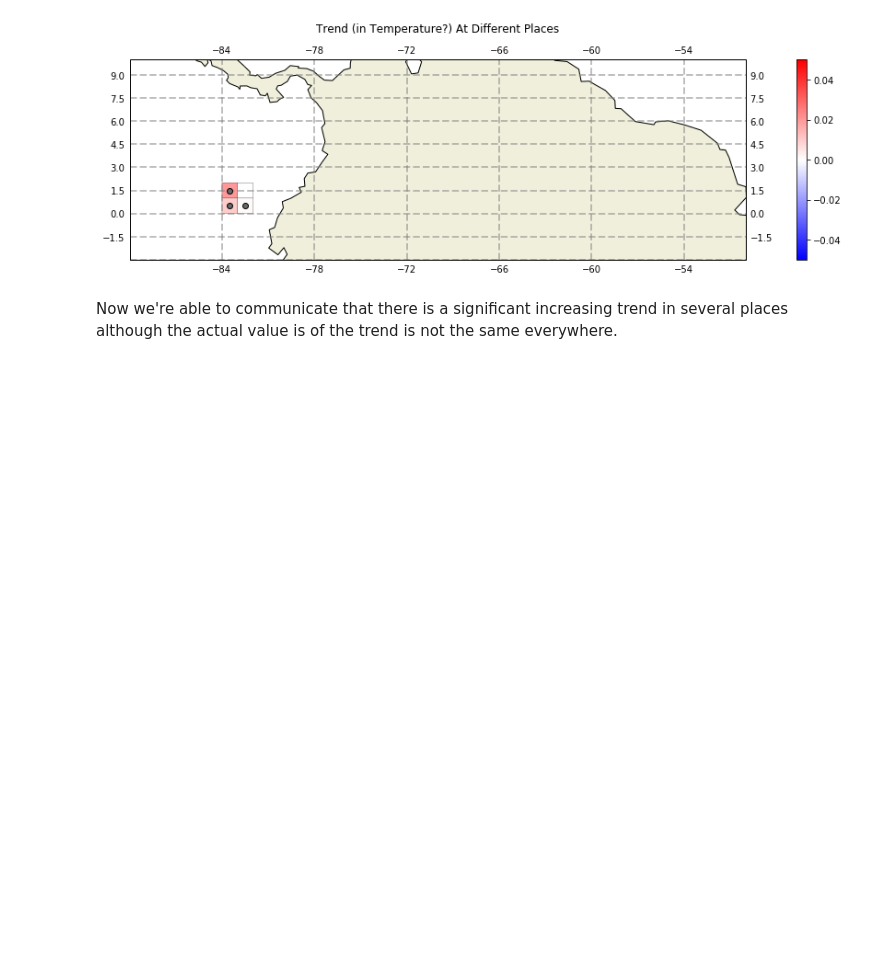
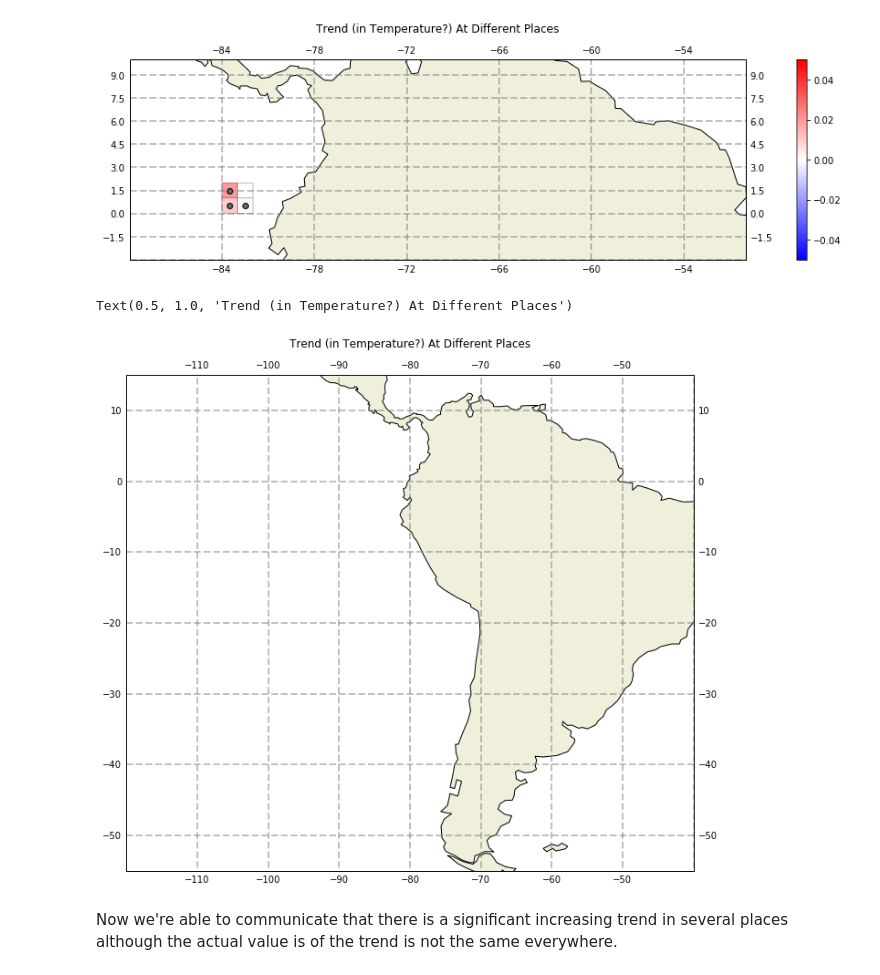
Before and after one commit to amoebaliz/CIMES2020_HABs, a Jupyter notebook: notebooks/timeseries_statistics.ipynb, the cells around one changed output. Cells and saved outputs as stored; diff of their text form; code cells hidden in the pictures; blank space fills up the shorter version.

```diff
--- a/notebooks/timeseries_statistics.ipynb
+++ b/notebooks/timeseries_statistics.ipynb
@@ -598,6 +598,29 @@ plt.colorbar(P)
 # %% [output]
 <matplotlib.colorbar.Colorbar at 0x...>
 [figure]
+# %%
+# 1)
+plt.figure(figsize=(20, 10))
+
+# 2)
+ax = plt.axes(projection=ccrs.PlateCarree())
+
+# 3)
+ax.add_feature(cfeature.COASTLINE)
+ax.add_feature(cfeature.LAND)
+# add some parallels/meridiens
+gl = ax.gridlines(crs=ccrs.PlateCarree(), draw_labels=True, linewidth=2, color='gray', alpha=0.5, linestyle='--')
+
+# 4)
+# This (set_xlim and set_ylim) is how I control where I zoom in on the map
+ax.set_xlim(-120,-40)
+ax.set_ylim(-55,15)
+
+# adding a title to the plot
+plt.title('Trend (in Temperature?) At Different Places',pad=30)
+# %% [output]
+Text(0.5, 1.0, 'Trend (in Temperature?) At Different Places')
+[figure, added]
 # %% [markdown]
 Now we're able to communicate that there is a significant increasing trend in several places although the actual value is of the trend is not the same everywhere.
 # %% [markdown]
```
Also changed, not shown: parts of 7 cells of this notebook, 2 other files.
